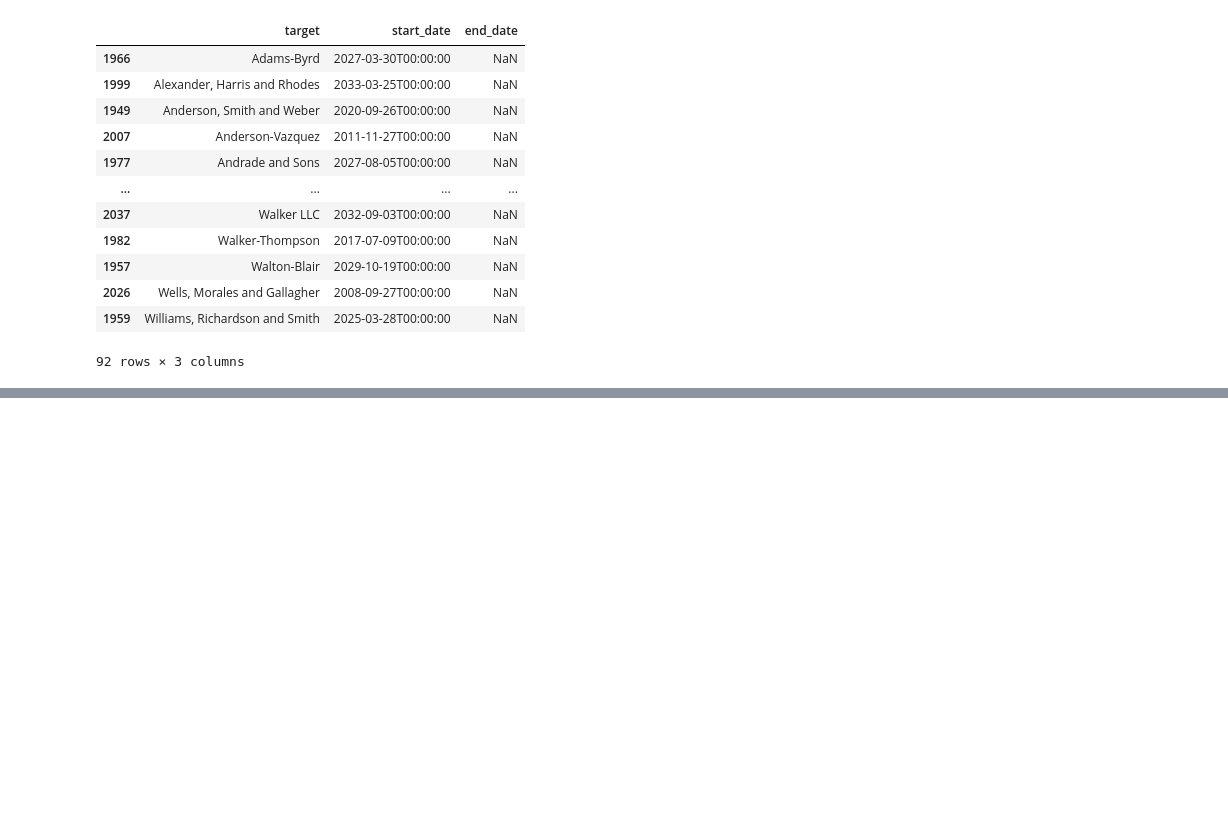
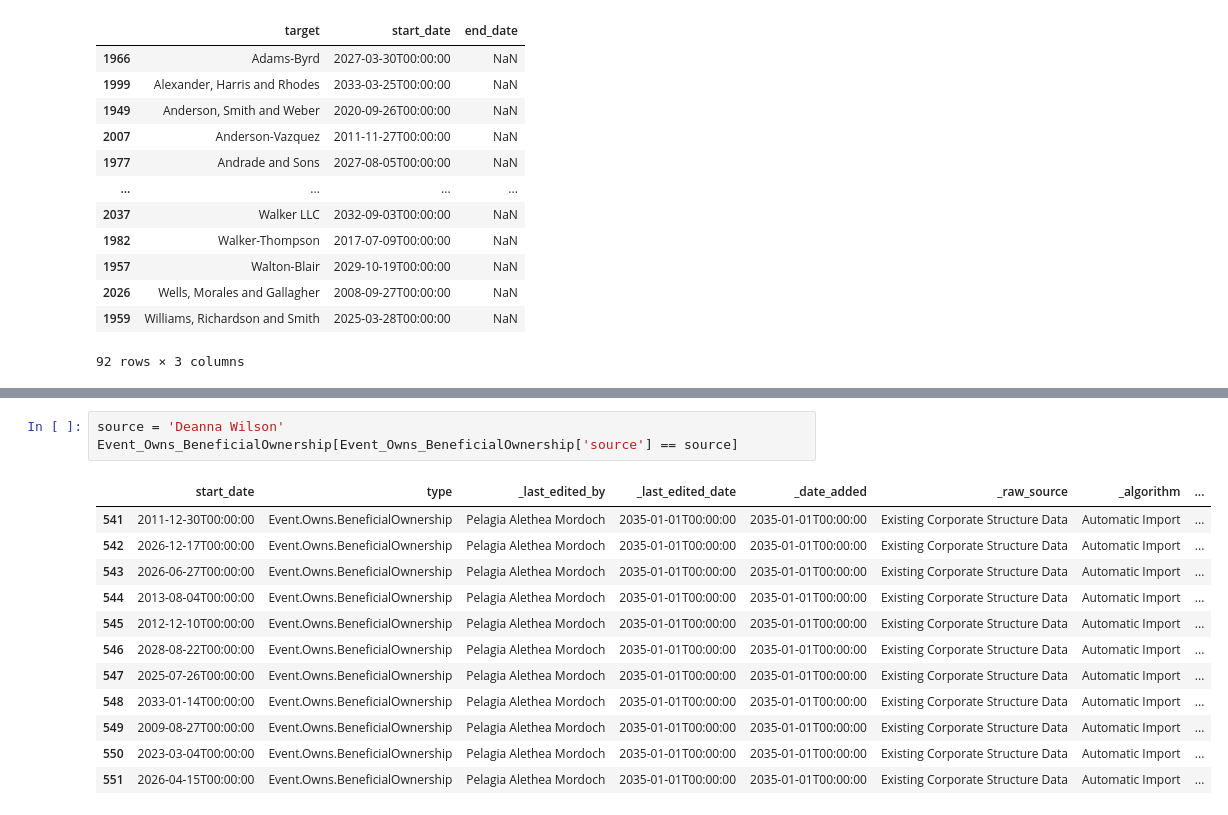
Before and after one commit to bettachini/visualizacion, a Jupyter notebook: vast2024/transacciones.ipynb, the cells around one changed output, grey strips where cells are left out. Saved outputs shown, nothing was run; the diff lists cells and outputs as text; blank space fills up the shorter version.

Commit message:
last

```diff
--- a/vast2024/transacciones.ipynb
+++ b/vast2024/transacciones.ipynb
@@ -234,0 +324,16 @@ rectangles
+# %%
+source = 'Deanna Wilson'
+Event_Owns_BeneficialOwnership[Event_Owns_BeneficialOwnership['source'] == source]
+# %% [output]
+|  | start_date | type | _last_edited_by | _last_edited_date | _date_added | _raw_source | _algorithm | ... |
+| 541 | 2011-12-30T00:00:00 | Event.Owns.BeneficialOwnership | Pelagia Alethea Mordoch | 2035-01-01T00:00:00 | 2035-01-01T00:00:00 | Existing Corporate Structure Data | Automatic Import | ... |
+| 542 | 2026-12-17T00:00:00 | Event.Owns.BeneficialOwnership | Pelagia Alethea Mordoch | 2035-01-01T00:00:00 | 2035-01-01T00:00:00 | Existing Corporate Structure Data | Automatic Import | ... |
+| 543 | 2026-06-27T00:00:00 | Event.Owns.BeneficialOwnership | Pelagia Alethea Mordoch | 2035-01-01T00:00:00 | 2035-01-01T00:00:00 | Existing Corporate Structure Data | Automatic Import | ... |
+| 544 | 2013-08-04T00:00:00 | Event.Owns.BeneficialOwnership | Pelagia Alethea Mordoch | 2035-01-01T00:00:00 | 2035-01-01T00:00:00 | Existing Corporate Structure Data | Automatic Import | ... |
+| 545 | 2012-12-10T00:00:00 | Event.Owns.BeneficialOwnership | Pelagia Alethea Mordoch | 2035-01-01T00:00:00 | 2035-01-01T00:00:00 | Existing Corporate Structure Data | Automatic Import | ... |
+| 546 | 2028-08-22T00:00:00 | Event.Owns.BeneficialOwnership | Pelagia Alethea Mordoch | 2035-01-01T00:00:00 | 2035-01-01T00:00:00 | Existing Corporate Structure Data | Automatic Import | ... |
+| 547 | 2025-07-26T00:00:00 | Event.Owns.BeneficialOwnership | Pelagia Alethea Mordoch | 2035-01-01T00:00:00 | 2035-01-01T00:00:00 | Existing Corporate Structure Data | Automatic Import | ... |
+| 548 | 2033-01-14T00:00:00 | Event.Owns.BeneficialOwnership | Pelagia Alethea Mordoch | 2035-01-01T00:00:00 | 2035-01-01T00:00:00 | Existing Corporate Structure Data | Automatic Import | ... |
+| 549 | 2009-08-27T00:00:00 | Event.Owns.BeneficialOwnership | Pelagia Alethea Mordoch | 2035-01-01T00:00:00 | 2035-01-01T00:00:00 | Existing Corporate Structure Data | Automatic Import | ... |
+| 550 | 2023-03-04T00:00:00 | Event.Owns.BeneficialOwnership | Pelagia Alethea Mordoch | 2035-01-01T00:00:00 | 2035-01-01T00:00:00 | Existing Corporate Structure Data | Automatic Import | ... |
+| 551 | 2026-04-15T00:00:00 | Event.Owns.BeneficialOwnership | Pelagia Alethea Mordoch | 2035-01-01T00:00:00 | 2035-01-01T00:00:00 | Existing Corporate Structure Data | Automatic Import | ... |
```
Also changed, not shown: parts of 31 cells of this notebook, 3 other files.
